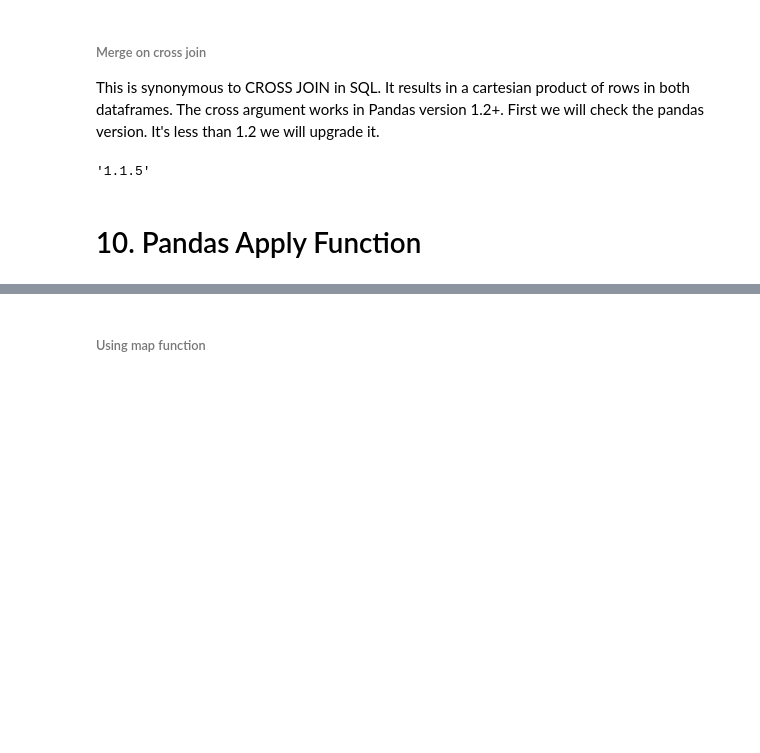
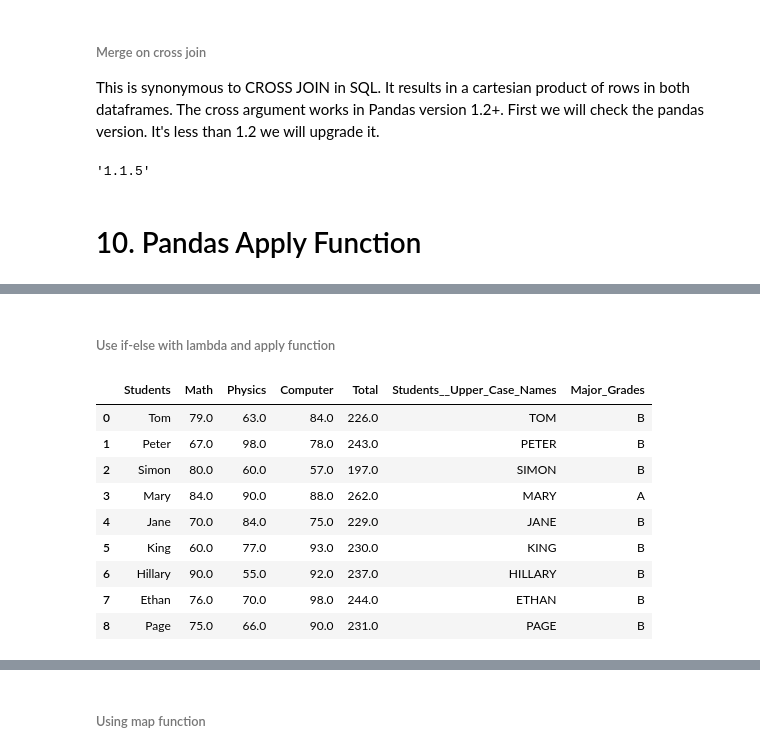
Before and after one commit to SammyOngaya/data2ml, a Jupyter notebook: pandas-function.ipynb, the cells around one changed output, grey strips where cells are left out. Drawn from its saved outputs; the diff is of its cells as text; code cells hidden in the pictures; blank space fills up the shorter version.

```diff
--- a/pandas-function.ipynb
+++ b/pandas-function.ipynb
@@ -1764,0 +1775,11 @@ pd.__version__
+# %%
+apply_data_df = pd.DataFrame(
+    {
+        "Students": ["Tom", "Peter","Simon", "Mary", "Jane","King","Hillary","Ethan","Page"],
+        "Math": [79.00, 67.00,80.00, 84.00, 70.00,60.00,90.00,76.00,75],
+        "Physics":[63.00, 98, 60.00, 90,84.00, 77.00,55.00,70,66.00],
+        "Computer":[84.00,78.00, 57.00, 88.00, 75.00,93.00,92.00,98.00,90.00],
+    }
+)
+
+apply_data_df
@@ -1764,0 +1799,3 @@ pd.__version__
+# %%
+apply_data_df['Total']=apply_data_df[['Math','Physics','Computer']].apply(np.sum,axis=1)
+apply_data_df
@@ -1764,0 +1846,3 @@ pd.__version__
+# %%
+apply_data_df['Math']=apply_data_df['Math'].apply(lambda x: x+5)
+apply_data_df
@@ -1764,0 +1880,3 @@ pd.__version__
+# %%
+apply_data_df['Students__Upper_Case_Names']=apply_data_df['Students'].apply(lambda x: upper_case(x))
+apply_data_df
@@ -1764,0 +1894,16 @@ pd.__version__
+# %% [markdown]
+###### Use if-else with lambda and apply function
+# %%
+apply_data_df['Major_Grades']=apply_data_df['Total'].apply(lambda x: 'A' if x>250 else 'B')
+apply_data_df
+# %% [output]
+|  | Students | Math | Physics | Computer | Total | Students__Upper_Case_Names | Major_Grades |
+| 0 | Tom | 79.0 | 63.0 | 84.0 | 226.0 | TOM | B |
+| 1 | Peter | 67.0 | 98.0 | 78.0 | 243.0 | PETER | B |
+| 2 | Simon | 80.0 | 60.0 | 57.0 | 197.0 | SIMON | B |
+| 3 | Mary | 84.0 | 90.0 | 88.0 | 262.0 | MARY | A |
+| 4 | Jane | 70.0 | 84.0 | 75.0 | 229.0 | JANE | B |
+| 5 | King | 60.0 | 77.0 | 93.0 | 230.0 | KING | B |
+| 6 | Hillary | 90.0 | 55.0 | 92.0 | 237.0 | HILLARY | B |
+| 7 | Ethan | 76.0 | 70.0 | 98.0 | 244.0 | ETHAN | B |
+| 8 | Page | 75.0 | 66.0 | 90.0 | 231.0 | PAGE | B |
```
Also changed, not shown: parts of 78 cells of this notebook, 3 other files.
